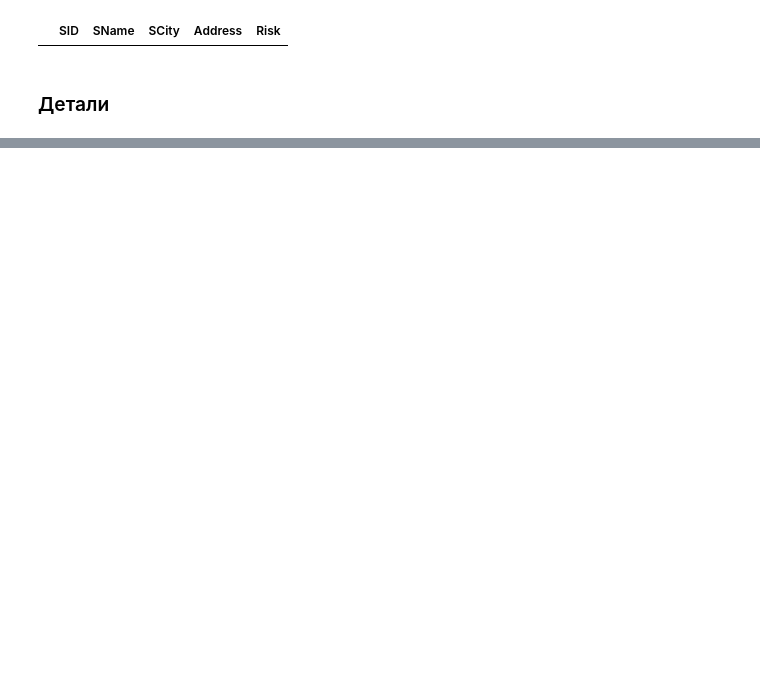
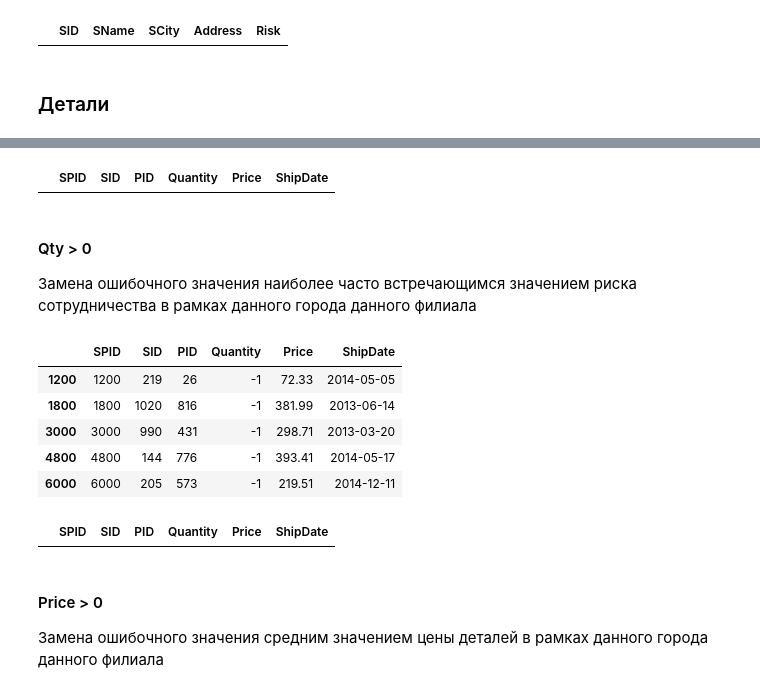
Before and after one commit to eecs-susu/analytical-information-processing, a Jupyter notebook: Data Warehouse and OLAP/scripts/xlsx_converter.ipynb, the cells around one changed output, grey strips where cells are left out. Cells and saved outputs as stored; diff of their text form; code cells hidden in the pictures; blank space fills up the shorter version.

```diff
--- a/Data Warehouse and OLAP/scripts/xlsx_converter.ipynb
+++ b/Data Warehouse and OLAP/scripts/xlsx_converter.ipynb
@@ -131,0 +202,18 @@ providers[np.logical_not(providers['Risk'].isin(possible_risks))]
+# %%
+supplies = supplies.dropna(subset=['ShipDate'])
+# %%
+supplies[supplies['ShipDate'].isna()]
+# %% [output]
+|  | SPID | SID | PID | Quantity | Price | ShipDate |
+# %% [markdown]
+#### Qty > 0
+Замена ошибочного значения наиболее часто встречающимся значением риска сотрудничества в рамках данного города данного филиала
+# %%
+supplies[supplies['Quantity'] <= 0].head()
+# %% [output]
+|  | SPID | SID | PID | Quantity | Price | ShipDate |
+| 1200 | 1200 | 219 | 26 | -1 | 72.33 | 2014-05-05 |
+| 1800 | 1800 | 1020 | 816 | -1 | 381.99 | 2013-06-14 |
+| 3000 | 3000 | 990 | 431 | -1 | 298.71 | 2013-03-20 |
+| 4800 | 4800 | 144 | 776 | -1 | 393.41 | 2014-05-17 |
+| 6000 | 6000 | 205 | 573 | -1 | 219.51 | 2014-12-11 |
@@ -131,0 +225,7 @@ providers[np.logical_not(providers['Risk'].isin(possible_risks))]
+# %%
+supplies[supplies['Quantity'] <= 0].head()
+# %% [output]
+|  | SPID | SID | PID | Quantity | Price | ShipDate |
+# %% [markdown]
+#### Price > 0
+Замена ошибочного значения средним значением цены деталей в рамках данного города данного филиала
```
Also changed, not shown: parts of 44 cells of this notebook.
